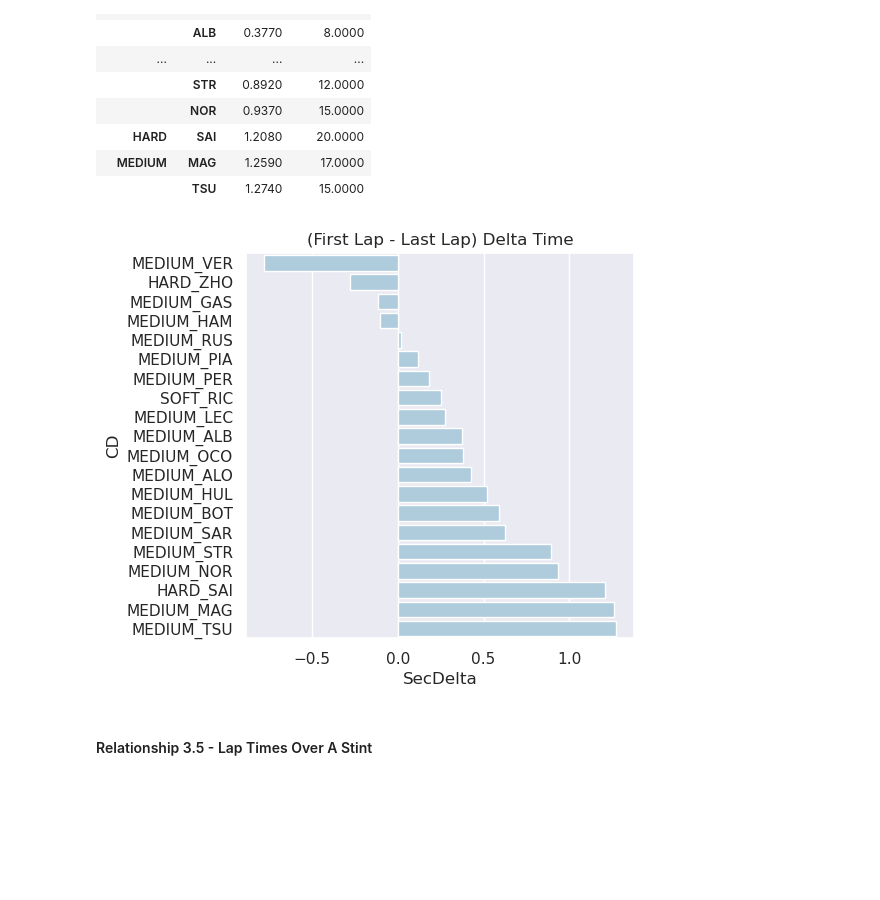
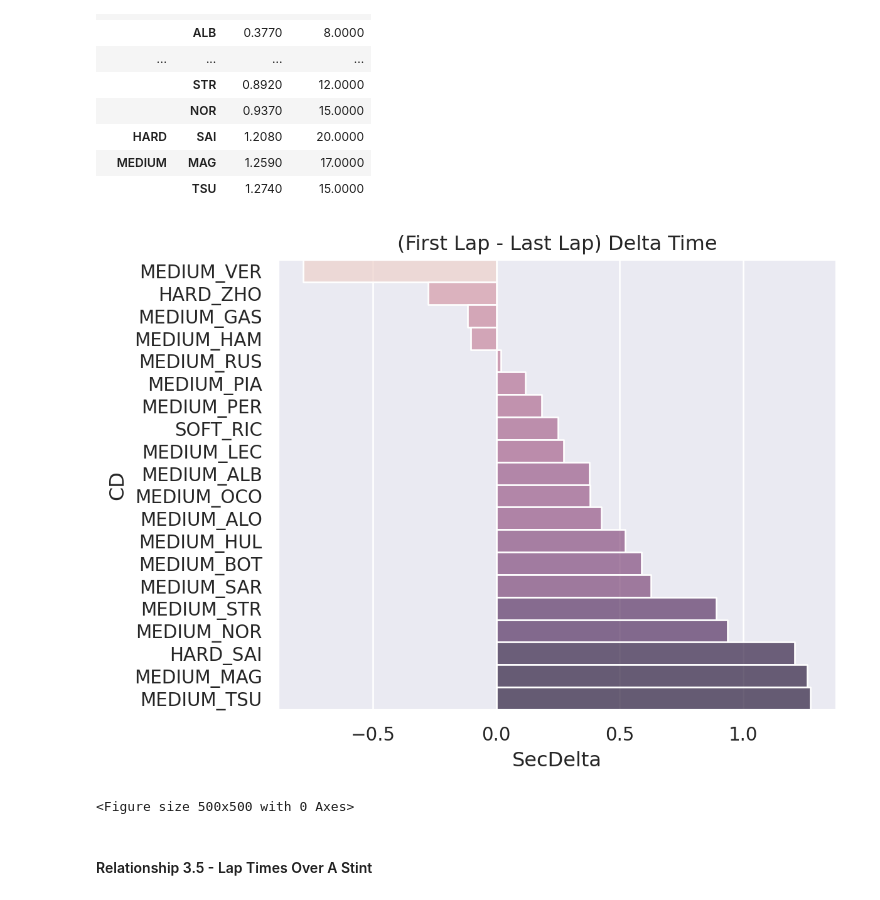
Before and after one commit to MyNameIsCalvinDavis/Data-Science, a Jupyter notebook: F1/F1.ipynb, the cells around one changed output. Cells and saved outputs as stored; diff of their text form; code cells hidden in the pictures; blank space fills up the shorter version.

```diff
--- a/F1/F1.ipynb
+++ b/F1/F1.ipynb
@@ -1738,11 +1740,17 @@ lapsg[["Compound", "Driver", "SecDelta", "LapNumber"]].set_index(["Compound", "D
 |  | TSU | 1.2740 | 15.0000 |
 # %%
 fig = plt.figure(figsize=(5,5))
-g = sns.barplot(data=lapsg, y="CD", x="SecDelta")
-g.set_title("(First Lap - Last Lap) Delta Time");
+# g = sns.barplot(data=lapsg, y="CD", x="SecDelta")
+so.Plot(data=lapsg, x="SecDelta", y="CD", color="SecDelta") \
+        .add(so.Bars(), legend=False) \
+        .label(title="(First Lap - Last Lap) Delta Time")
+        # .scale(color="flare") \
+        # .on(ax2).plot()
+# g.set_title("(First Lap - Last Lap) Delta Time");
 # plt.xticks(rotation=80);
 # %% [output]
-[figure, old version]
+[figure, new version]
+<Figure size 500x500 with 0 Axes>
 # %% [markdown]
 #### Relationship 3.5 - Lap Times Over A Stint
 # %%
```
Also changed, not shown: parts of 4 cells of this notebook.
